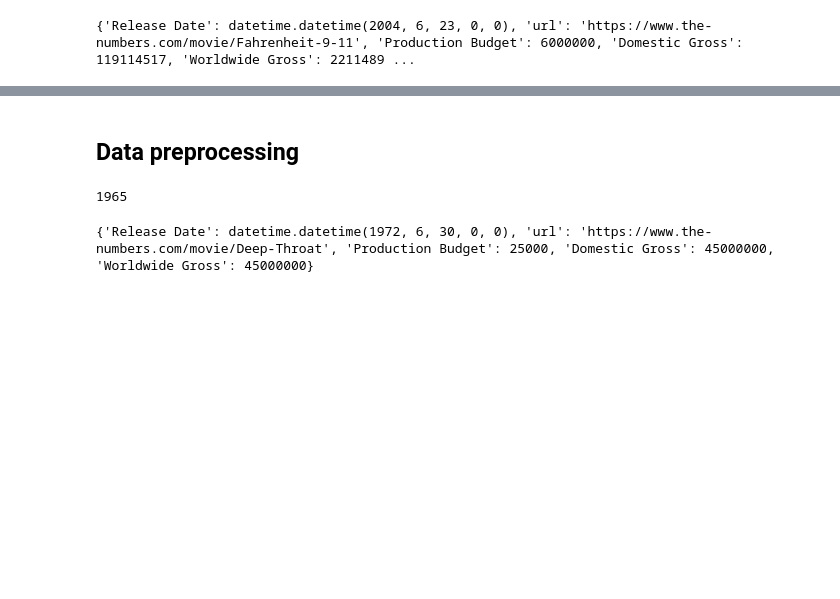
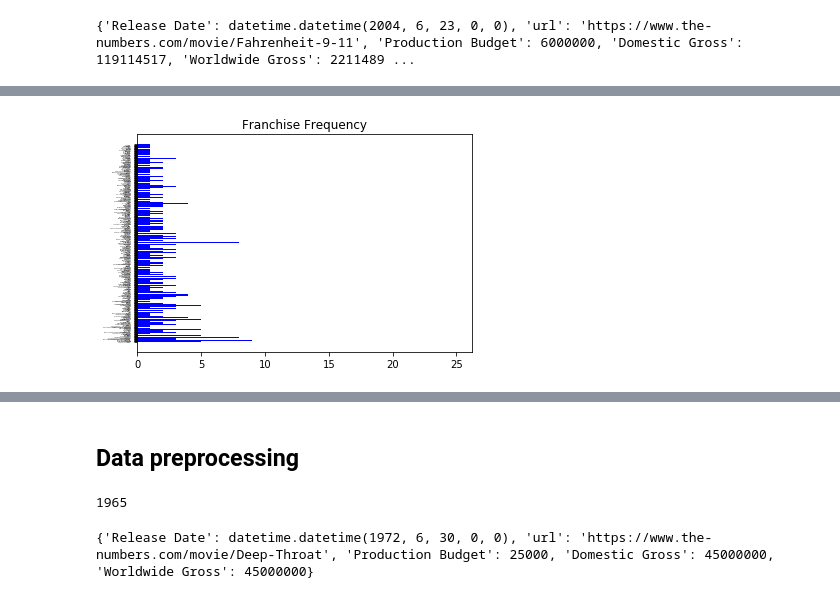
Before and after one commit to yuechaohou/PDS, a Jupyter notebook: feature_selection/Feature Selection.ipynb, the cells around one changed output, grey strips where cells are left out. Cells and saved outputs as stored; diff of their text form; code cells hidden in the pictures; blank space fills up the shorter version.

```diff
--- a/feature_selection/Feature Selection.ipynb
+++ b/feature_selection/Feature Selection.ipynb
@@ -27,0 +65,10 @@ print(name_info['Fahrenheit 9/11(2004)'])
+# %%
+dic=cate_info['Franchise']
+name_list =  list(dic.keys())
+num_list = [len(a) for a in dic.values()]
+plt.barh(range(len(num_list)), num_list,fc='b',tick_label=name_list)
+plt.title('Franchise Frequency')
+plt.tick_params(axis='y', which='major', labelsize=1)
+plt.show()
+# %% [output]
+[figure, added]
```
Also changed, not shown: parts of 11 cells of this notebook.
